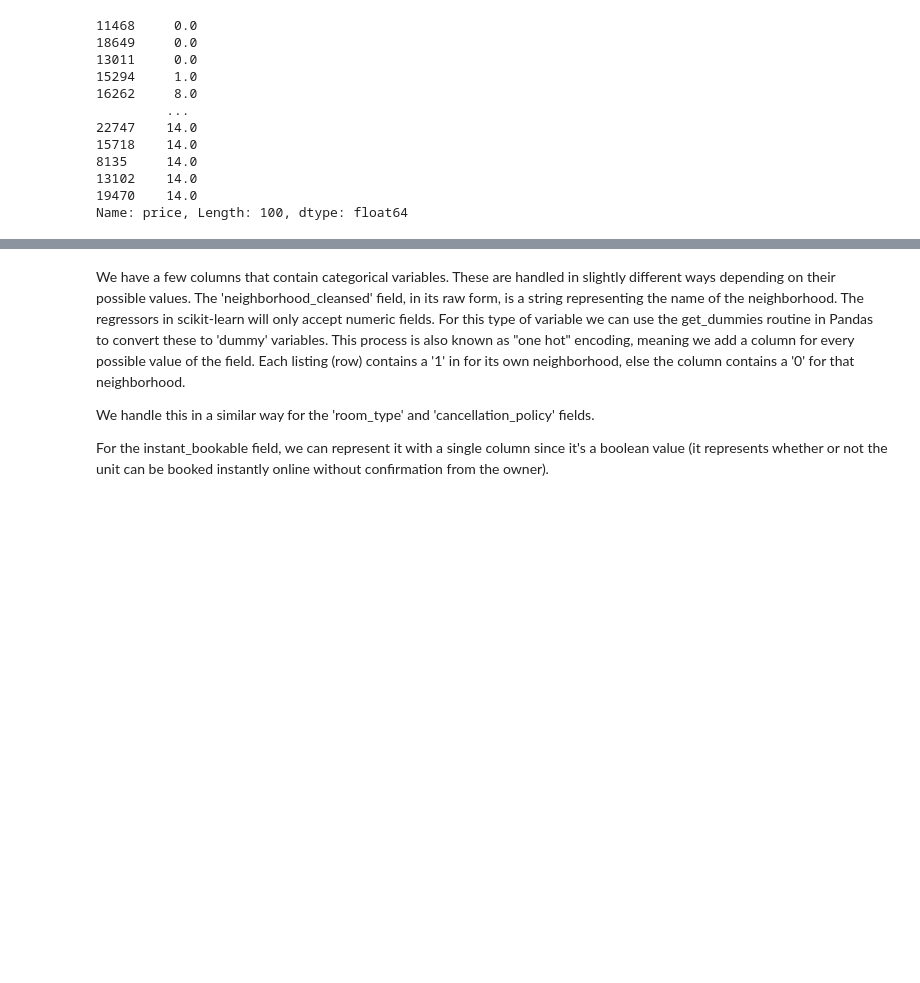
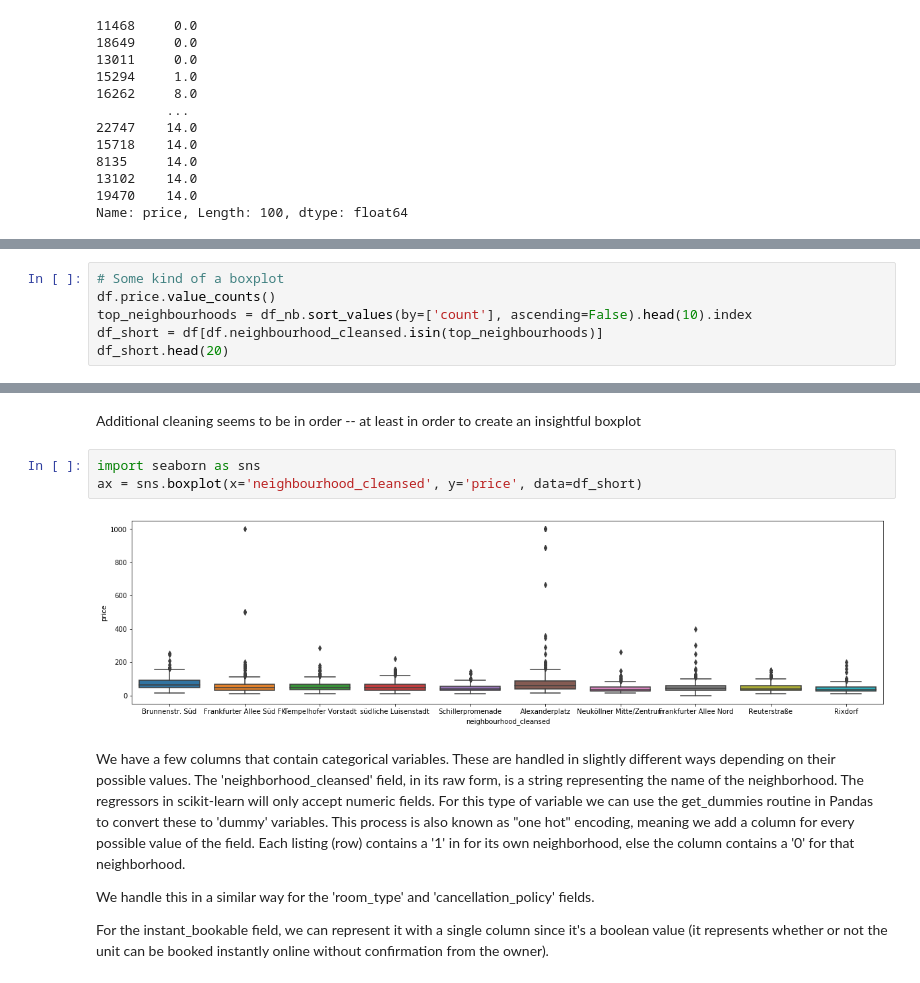
Before and after one commit to jodatut/demos-and-examples, a Jupyter notebook: airbnb/predict_airbnb_price.ipynb, the cells around one changed output, grey strips where cells are left out. Cells and saved outputs as stored; diff of their text form; blank space fills up the shorter version.

```diff
--- a/airbnb/predict_airbnb_price.ipynb
+++ b/airbnb/predict_airbnb_price.ipynb
@@ -215,0 +185,6 @@ Name: price, Length: 199, dtype: int64
+# %%
+# Some kind of a boxplot
+df.price.value_counts()
+top_neighbourhoods = df_nb.sort_values(by=['count'], ascending=False).head(10).index
+df_short = df[df.neighbourhood_cleansed.isin(top_neighbourhoods)]
+df_short.head(20)
@@ -216,3 +209,10 @@ Name: price, Length: 199, dtype: int64
+# %% [markdown]
+Additional cleaning seems to be in order -- at least in order to create an insightful boxplot
+# %%
+import seaborn as sns
+ax = sns.boxplot(x='neighbourhood_cleansed', y='price', data=df_short)
+# %% [output]
+[figure, added]
 # %% [markdown]
 We have a few columns that contain categorical variables. These are handled in slightly different ways depending on their possible values.
 The 'neighborhood_cleansed' field, in its raw form, is a string representing the name of the neighborhood. The regressors in scikit-learn will only accept numeric fields. For this type of variable we can use the get_dummies routine in Pandas to convert these to 'dummy' variables. This process is also known as "one hot" encoding, meaning we add a column for every possible value of the field. Each listing (row) contains a '1' in for its own neighborhood, else the column contains a '0' for that neighborhood.
```
Also changed, not shown: parts of 10 cells of this notebook.
